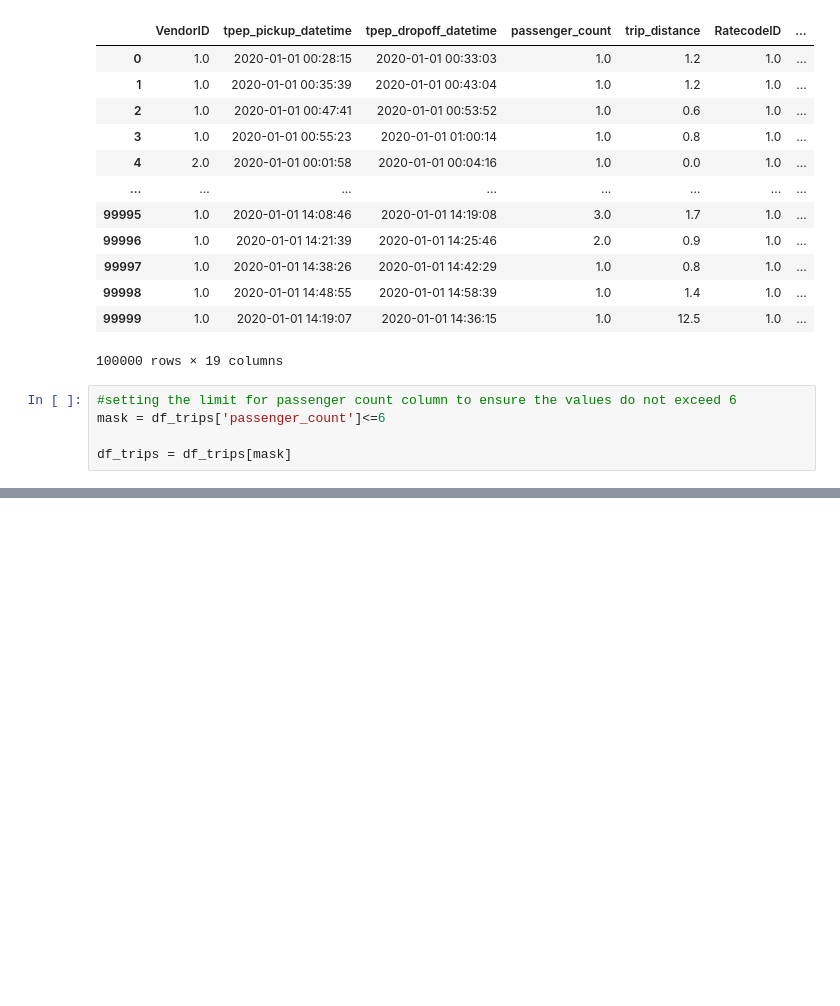
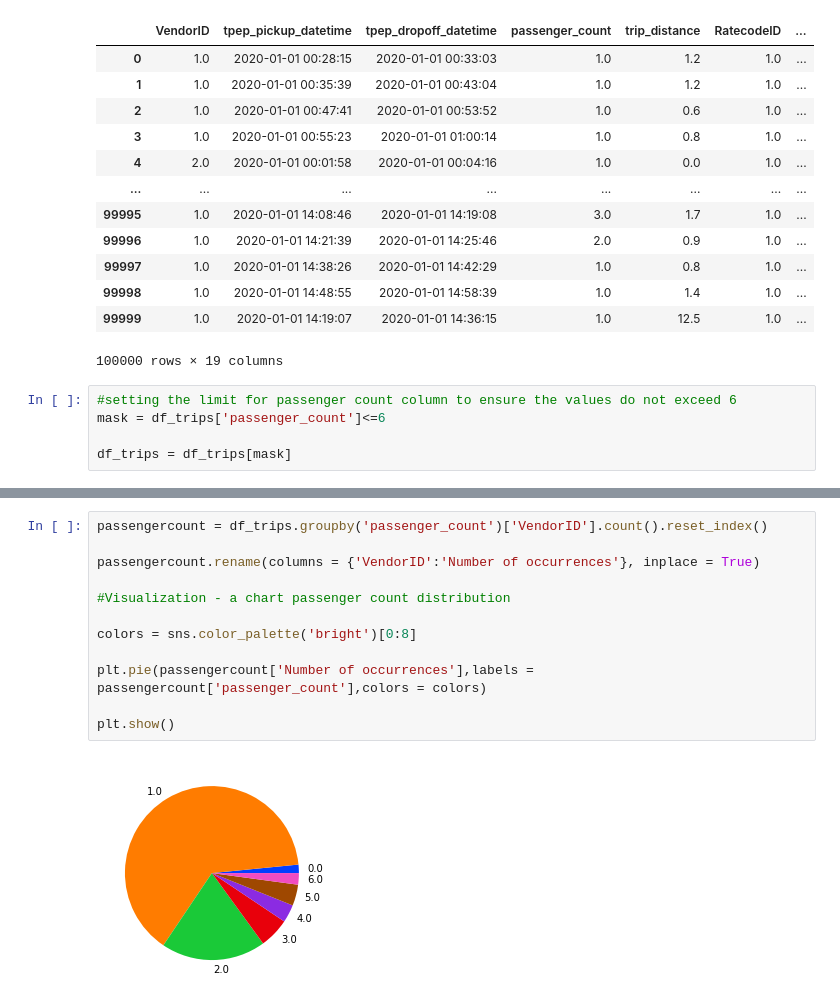
Before and after one commit to Medaib/CIS-1415, a Jupyter notebook: final.ipynb, the cells around one changed output, grey strips where cells are left out. Cells and saved outputs as stored; diff of their text form; blank space fills up the shorter version.

```diff
--- a/final.ipynb
+++ b/final.ipynb
@@ -88,0 +143,14 @@ See the caveats in the documentation: https://pandas.pydata.org/pandas-docs/stab
+# %%
+passengercount = df_trips.groupby('passenger_count')['VendorID'].count().reset_index()
+
+passengercount.rename(columns = {'VendorID':'Number of occurrences'}, inplace = True)
+
+#Visualization - a chart passenger count distribution
+
+colors = sns.color_palette('bright')[0:8]
+
+plt.pie(passengercount['Number of occurrences'],labels = passengercount['passenger_count'],colors = colors)
+
+plt.show()
+# %% [output]
+[figure, added]
```
Also changed, not shown: parts of 4 cells of this notebook.
